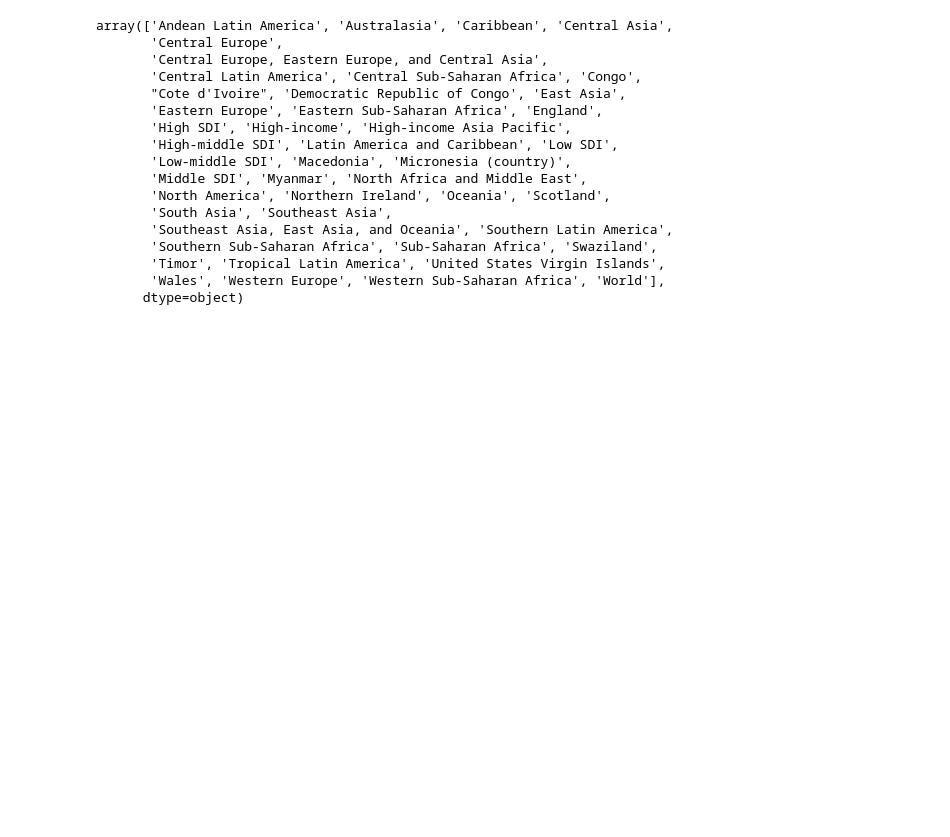
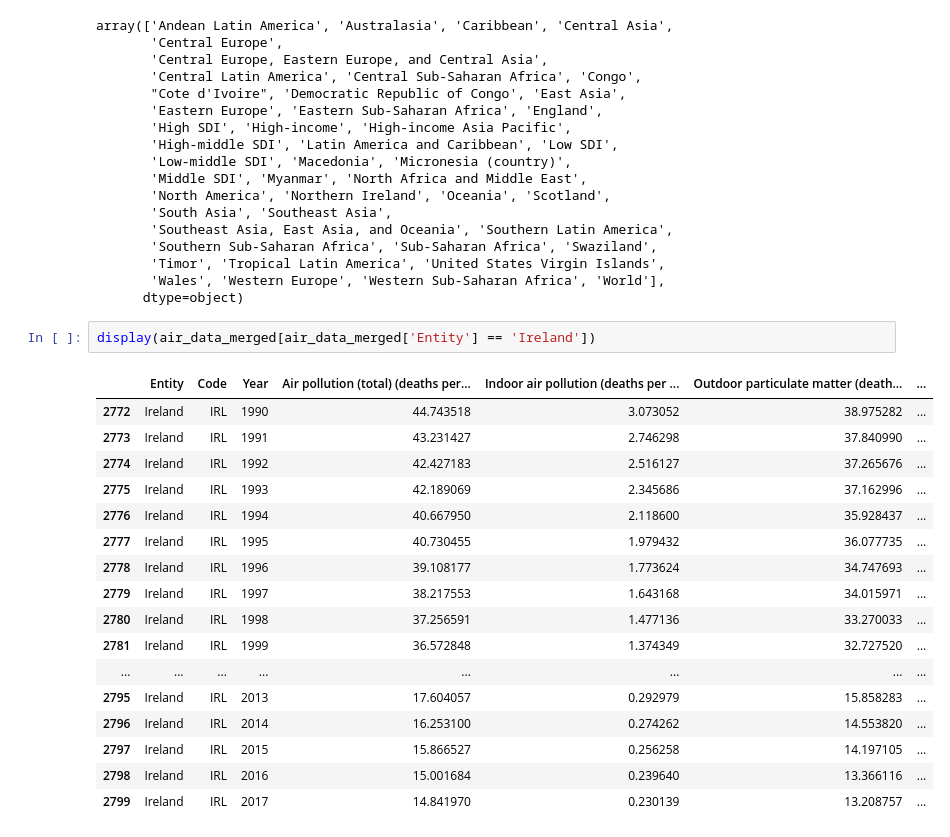
Before and after one commit to nik-gorby/Dataton_12_2023, a Jupyter notebook: notebook.ipynb, the cells around one changed output. Saved outputs shown, nothing was run; the diff lists cells and outputs as text; blank space fills up the shorter version.

```diff
--- a/notebook.ipynb
+++ b/notebook.ipynb
@@ -91,3 +91,23 @@ array(['Andean Latin America', 'Australasia', 'Caribbean', 'Central Asia',
        'Timor', 'Tropical Latin America', 'United States Virgin Islands',
        'Wales', 'Western Europe', 'Western Sub-Saharan Africa', 'World'],
       dtype=object)
+# %%
+display(air_data_merged[air_data_merged['Entity'] == 'Ireland'])
+# %% [output]
+|  | Entity | Code | Year | Air pollution (total) (deaths per... | Indoor air pollution (deaths per ... | Outdoor particulate matter (death... | ... |
+| 2772 | Ireland | IRL | 1990 | 44.743518 | 3.073052 | 38.975282 | ... |
+| 2773 | Ireland | IRL | 1991 | 43.231427 | 2.746298 | 37.840990 | ... |
+| 2774 | Ireland | IRL | 1992 | 42.427183 | 2.516127 | 37.265676 | ... |
+| 2775 | Ireland | IRL | 1993 | 42.189069 | 2.345686 | 37.162996 | ... |
+| 2776 | Ireland | IRL | 1994 | 40.667950 | 2.118600 | 35.928437 | ... |
+| 2777 | Ireland | IRL | 1995 | 40.730455 | 1.979432 | 36.077735 | ... |
+| 2778 | Ireland | IRL | 1996 | 39.108177 | 1.773624 | 34.747693 | ... |
+| 2779 | Ireland | IRL | 1997 | 38.217553 | 1.643168 | 34.015971 | ... |
+| 2780 | Ireland | IRL | 1998 | 37.256591 | 1.477136 | 33.270033 | ... |
+| 2781 | Ireland | IRL | 1999 | 36.572848 | 1.374349 | 32.727520 | ... |
+| ... | ... | ... | ... | ... | ... | ... | ... |
+| 2795 | Ireland | IRL | 2013 | 17.604057 | 0.292979 | 15.858283 | ... |
+| 2796 | Ireland | IRL | 2014 | 16.253100 | 0.274262 | 14.553820 | ... |
+| 2797 | Ireland | IRL | 2015 | 15.866527 | 0.256258 | 14.197105 | ... |
+| 2798 | Ireland | IRL | 2016 | 15.001684 | 0.239640 | 13.366116 | ... |
+| 2799 | Ireland | IRL | 2017 | 14.841970 | 0.230139 | 13.208757 | ... |
```
